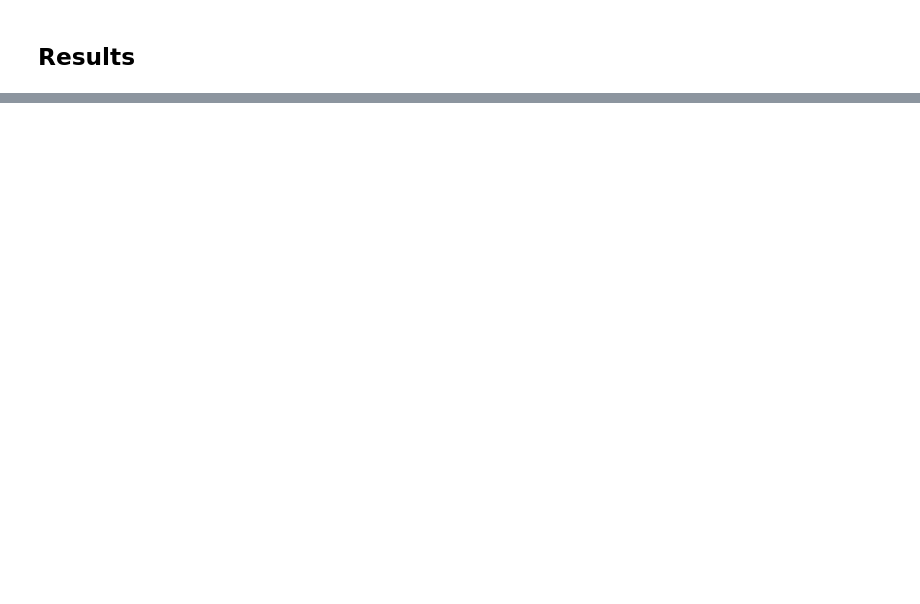
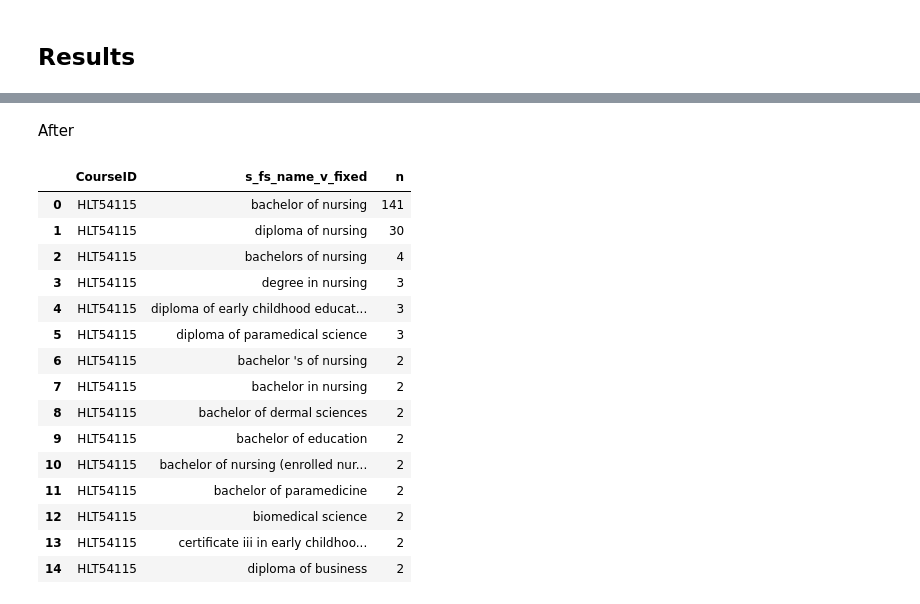
Before and after one commit to RTO-Performance-Indicators/survey_analytics, a Jupyter notebook: notebooks/further study.ipynb, the cells around one changed output, grey strips where cells are left out. Saved outputs shown, nothing was run; the diff lists cells and outputs as text; code cells hidden in the pictures; blank space fills up the shorter version.

```diff
--- a/notebooks/further study.ipynb
+++ b/notebooks/further study.ipynb
@@ -699,0 +768,21 @@ course_fs[course_fs['CourseID'] == "CHC30113"]
+# %% [markdown]
+After
+# %%
+temp[temp['CourseID'] == "HLT54115"].groupby('CourseID')['s_fs_name_v_fixed'].value_counts().reset_index(name = 'n').head(15)
+# %% [output]
+|  | CourseID | s_fs_name_v_fixed | n |
+| 0 | HLT54115 | bachelor of nursing | 141 |
+| 1 | HLT54115 | diploma of nursing | 30 |
+| 2 | HLT54115 | bachelors of nursing | 4 |
+| 3 | HLT54115 | degree in nursing | 3 |
+| 4 | HLT54115 | diploma of early childhood educat... | 3 |
+| 5 | HLT54115 | diploma of paramedical science | 3 |
+| 6 | HLT54115 | bachelor 's of nursing | 2 |
+| 7 | HLT54115 | bachelor in nursing | 2 |
+| 8 | HLT54115 | bachelor of dermal sciences | 2 |
+| 9 | HLT54115 | bachelor of education | 2 |
+| 10 | HLT54115 | bachelor of nursing (enrolled nur... | 2 |
+| 11 | HLT54115 | bachelor of paramedicine | 2 |
+| 12 | HLT54115 | biomedical science | 2 |
+| 13 | HLT54115 | certificate iii in early childhoo... | 2 |
+| 14 | HLT54115 | diploma of business | 2 |
```
Also changed, not shown: parts of 37 cells of this notebook, 1 other file.
